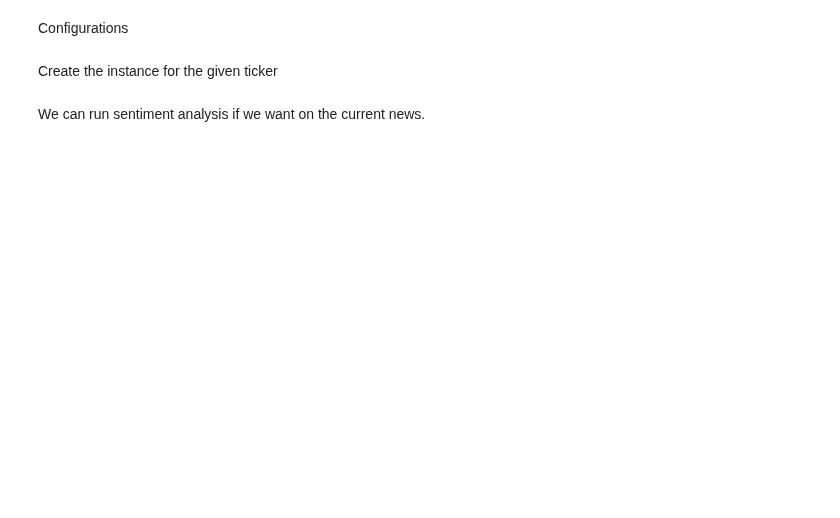
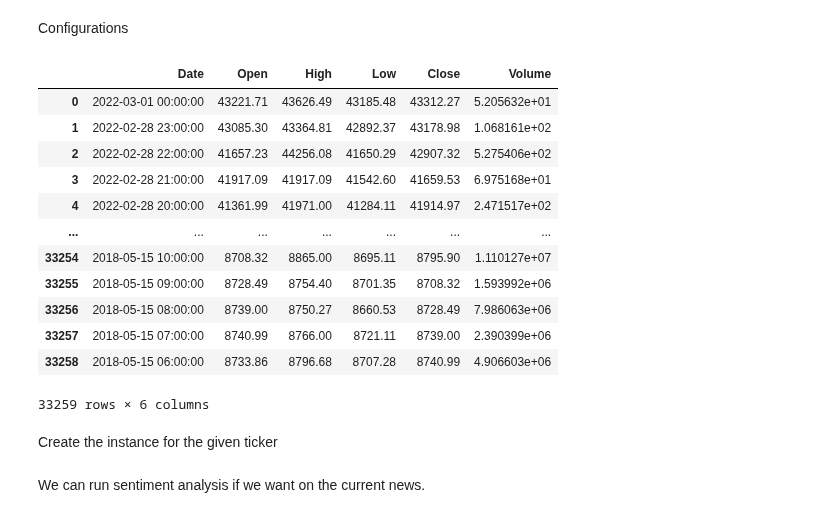
Before and after one commit to ikespand/pyexamples, a Jupyter notebook: ds-stockmarket/1a_esn_le2e.ipynb, the cells around one changed output. Saved outputs shown, nothing was run; the diff lists cells and outputs as text; code cells hidden in the pictures; blank space fills up the shorter version.

```diff
--- a/ds-stockmarket/1a_esn_le2e.ipynb
+++ b/ds-stockmarket/1a_esn_le2e.ipynb
@@ -23,6 +21,30 @@ end_date="2024-12-31"
 interval="1d"
 n_steps = 10
 train_test_split = 0.8
+# %%
+tikr_history = pd.read_csv("BTC-Hourly.csv")
+tikr_history = tikr_history.rename(columns={"date":"Date",
+                                            "open":"Open",
+                                            "close":"Close",
+                                            "high":"High",
+                                            "low":"Low",
+                                            "Volume BTC":"Volume"})
+tikr_history = tikr_history[["Date", "Open", "High", "Low", "Close", "Volume"]]
+tikr_history
+# %% [output]
+|  | Date | Open | High | Low | Close | Volume |
+| 0 | 2022-03-01 00:00:00 | 43221.71 | 43626.49 | 43185.48 | 43312.27 | 5.205632e+01 |
+| 1 | 2022-02-28 23:00:00 | 43085.30 | 43364.81 | 42892.37 | 43178.98 | 1.068161e+02 |
+| 2 | 2022-02-28 22:00:00 | 41657.23 | 44256.08 | 41650.29 | 42907.32 | 5.275406e+02 |
+| 3 | 2022-02-28 21:00:00 | 41917.09 | 41917.09 | 41542.60 | 41659.53 | 6.975168e+01 |
+| 4 | 2022-02-28 20:00:00 | 41361.99 | 41971.00 | 41284.11 | 41914.97 | 2.471517e+02 |
+| ... | ... | ... | ... | ... | ... | ... |
+| 33254 | 2018-05-15 10:00:00 | 8708.32 | 8865.00 | 8695.11 | 8795.90 | 1.110127e+07 |
+| 33255 | 2018-05-15 09:00:00 | 8728.49 | 8754.40 | 8701.35 | 8708.32 | 1.593992e+06 |
+| 33256 | 2018-05-15 08:00:00 | 8739.00 | 8750.27 | 8660.53 | 8728.49 | 7.986063e+06 |
+| 33257 | 2018-05-15 07:00:00 | 8740.99 | 8766.00 | 8721.11 | 8739.00 | 2.390399e+06 |
+| 33258 | 2018-05-15 06:00:00 | 8733.86 | 8796.68 | 8707.28 | 8740.99 | 4.906603e+06 |
+33259 rows × 6 columns
 # %% [markdown]
 Create the instance for the given ticker
 # %%
```
Also changed, not shown: parts of 12 cells of this notebook, 2 other files.
